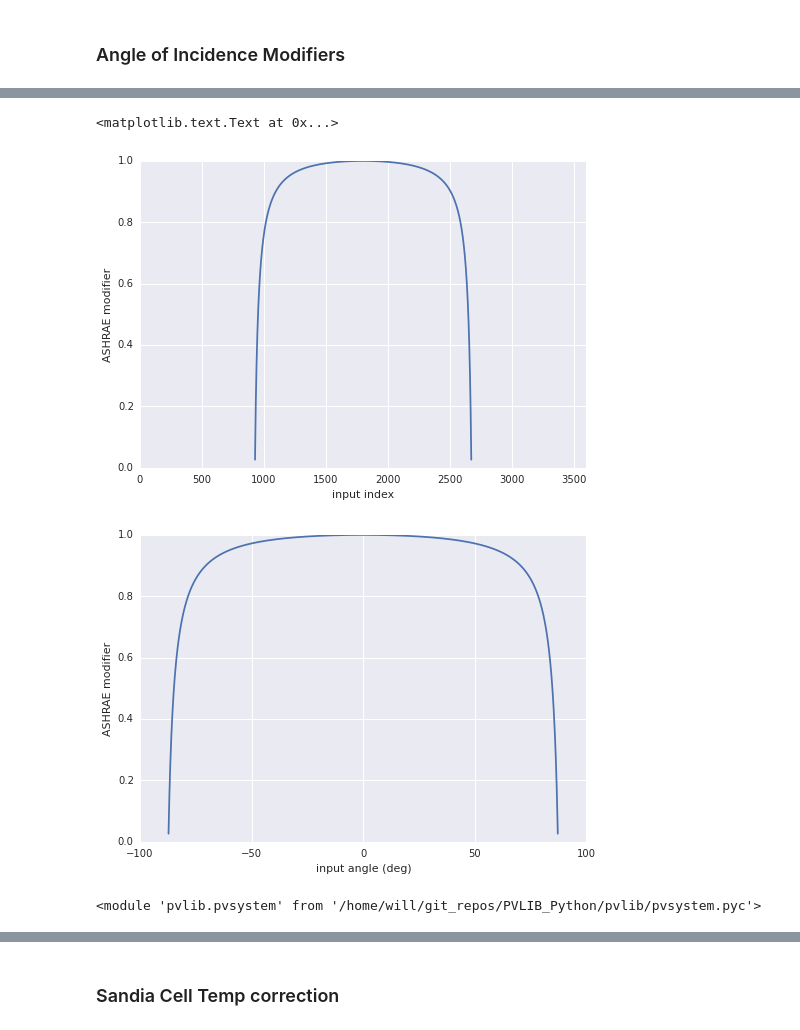
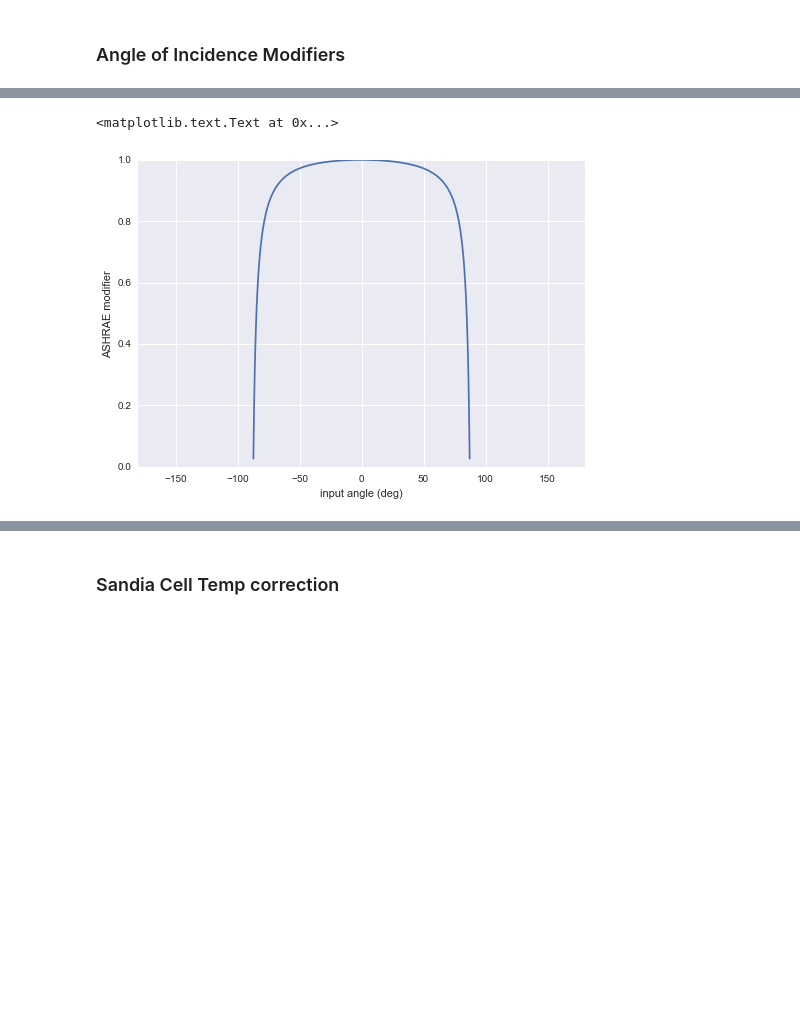
Before and after one commit to pvlib/pvlib-python, a Jupyter notebook: docs/tutorials/pvsystem.ipynb, the cells around one changed output, grey strips where cells are left out. Saved outputs shown, nothing was run; the diff lists cells and outputs as text; code cells hidden in the pictures; blank space fills up the shorter version.

```diff
--- a/docs/tutorials/pvsystem.ipynb
+++ b/docs/tutorials/pvsystem.ipynb
@@ -73,19 +67,11 @@ Length: 3601, dtype: float64
 # %%
-ashraeiam = pvsystem.ashraeiam(.05, thetas)
+angles = np.linspace(-180,180,3601)
+ashraeiam = pd.Series(pvsystem.ashraeiam(.05, angles), index=angles)
+
 ashraeiam.plot()
 plt.ylabel('ASHRAE modifier')
-plt.xlabel('input index')
-
-plt.figure()
-plt.plot(thetas, ashraeiam)
-plt.ylabel('ASHRAE modifier')
 plt.xlabel('input angle (deg)')
 # %% [output]
 <matplotlib.text.Text at 0x...>
-[figure, old version]
+[figure, new version]
-[figure, removed]
-# %%
-reload(pvsystem)
-# %% [output]
-<module 'pvlib.pvsystem' from '/home/will/git_repos/PVLIB_Python/pvlib/pvsystem.pyc'>
 # %%
```
Also changed, not shown: parts of 47 cells of this notebook.
